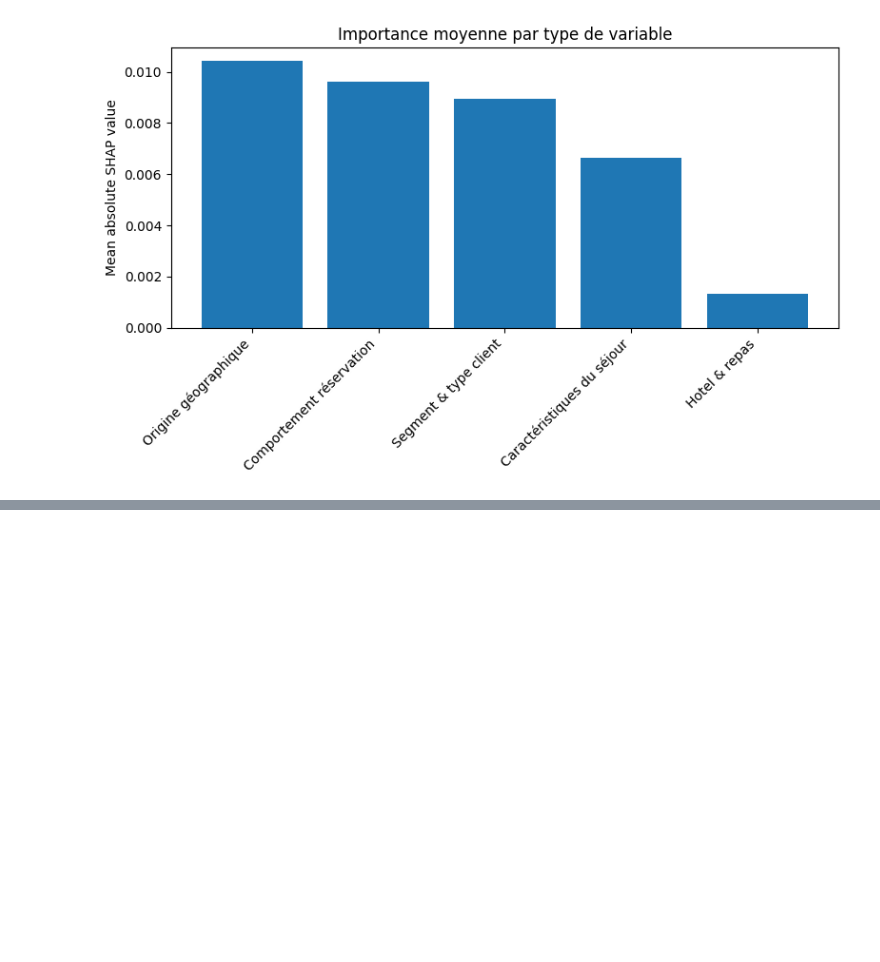
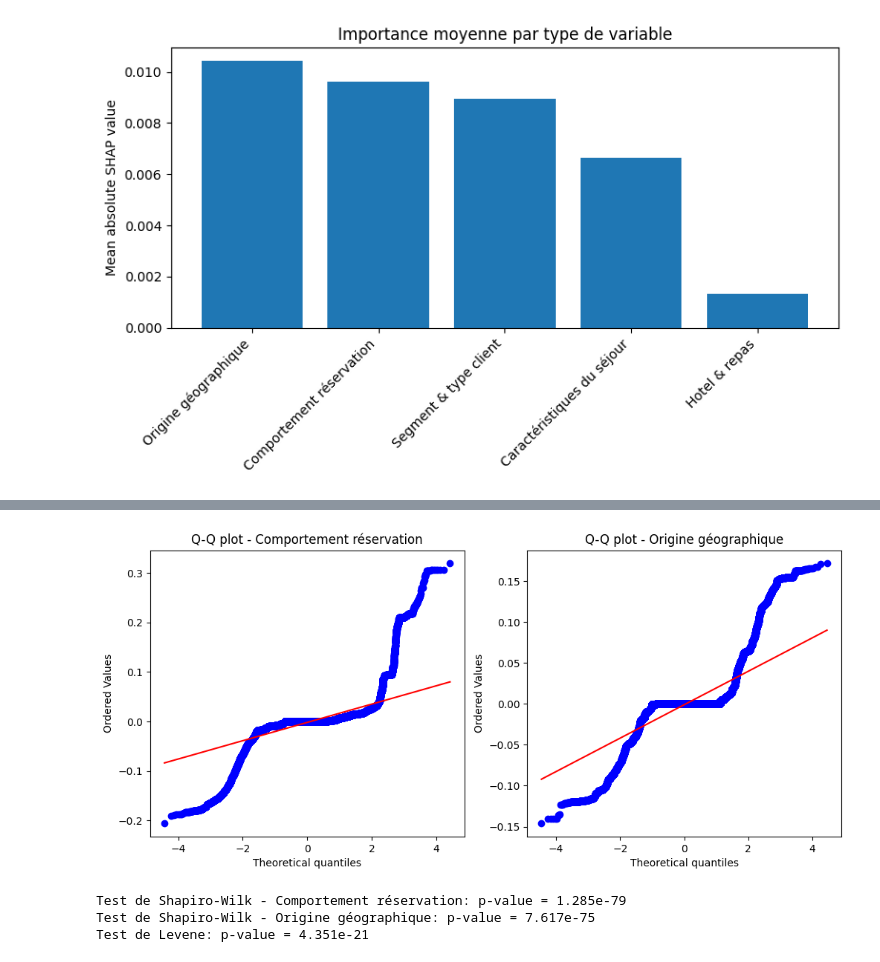
Before and after one commit to firasbouzazi/Hotel-reservation, a Jupyter notebook: Projet_AAA.ipynb, the cells around one changed output, grey strips where cells are left out. Saved outputs shown, nothing was run; the diff lists cells and outputs as text; code cells hidden in the pictures; blank space fills up the shorter version.

```diff
--- a/Projet_AAA.ipynb
+++ b/Projet_AAA.ipynb
@@ -584,0 +599,44 @@ Moyenne des SHAP absolus par groupe
+# %%
+#On récupère les features appartenant à chacun des deux groupes
+group1_features = df_importance[df_importance['group'] == 'Comportement réservation']['feature']
+group2_features = df_importance[df_importance['group'] == 'Origine géographique']['feature']
+
+#On récupère les shaps values de toutes les lignes du test set pour chaque feature par groupe
+shap_group1 = shap_values_array[:, [feature_names.index(f) for f in group1_features]]
+shap_group2 = shap_values_array[:, [feature_names.index(f) for f in group2_features]]
+
+#On passe de matrice en vecteur
+shap_group1_flat = shap_group1.flatten()
+shap_group2_flat = shap_group2.flatten()
+
+#Q-Q plot
+plt.figure(figsize=(12,5))
+
+plt.subplot(1,2,1)
+stats.probplot(shap_group1_flat, dist="norm", plot=plt)
+plt.title('Q-Q plot - Comportement réservation')
+
+plt.subplot(1,2,2)
+stats.probplot(shap_group2_flat, dist="norm", plot=plt)
+plt.title('Q-Q plot - Origine géographique')
+
+plt.show()
+
+#Test de Shapiro-Wilk
+shapiro_g1 = stats.shapiro(shap_group1_flat[:5000])
+shapiro_g2 = stats.shapiro(shap_group2_flat[:5000])
+shapiro_g1_p = float(shapiro_g1.pvalue)
+shapiro_g2_p = float(shapiro_g2.pvalue)
+
+#Test de Levene
+levene_test = stats.levene(shap_group1_flat, shap_group2_flat)
+levene_p = float(levene_test.pvalue)
+
+print(f"Test de Shapiro-Wilk - Comportement réservation: p-value = {shapiro_g1_p:.3e}")
+print(f"Test de Shapiro-Wilk - Origine géographique: p-value = {shapiro_g2_p:.3e}")
+print(f"Test de Levene: p-value = {levene_p:.3e}")
+# %% [output]
+[figure, added]
+Test de Shapiro-Wilk - Comportement réservation: p-value = 1.285e-79
+Test de Shapiro-Wilk - Origine géographique: p-value = 7.617e-75
+Test de Levene: p-value = 4.351e-21
```
Also changed, not shown: parts of 8 cells of this notebook.
